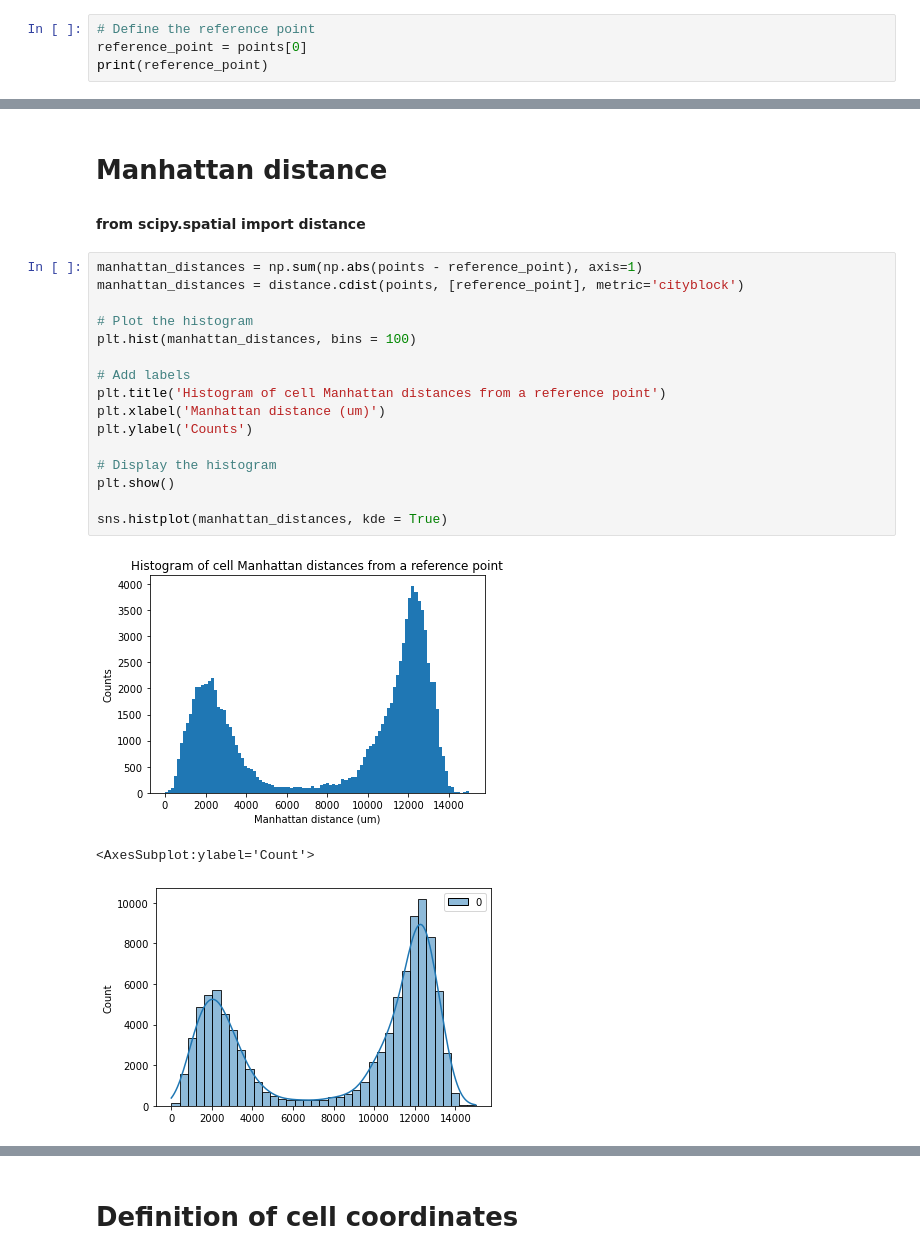
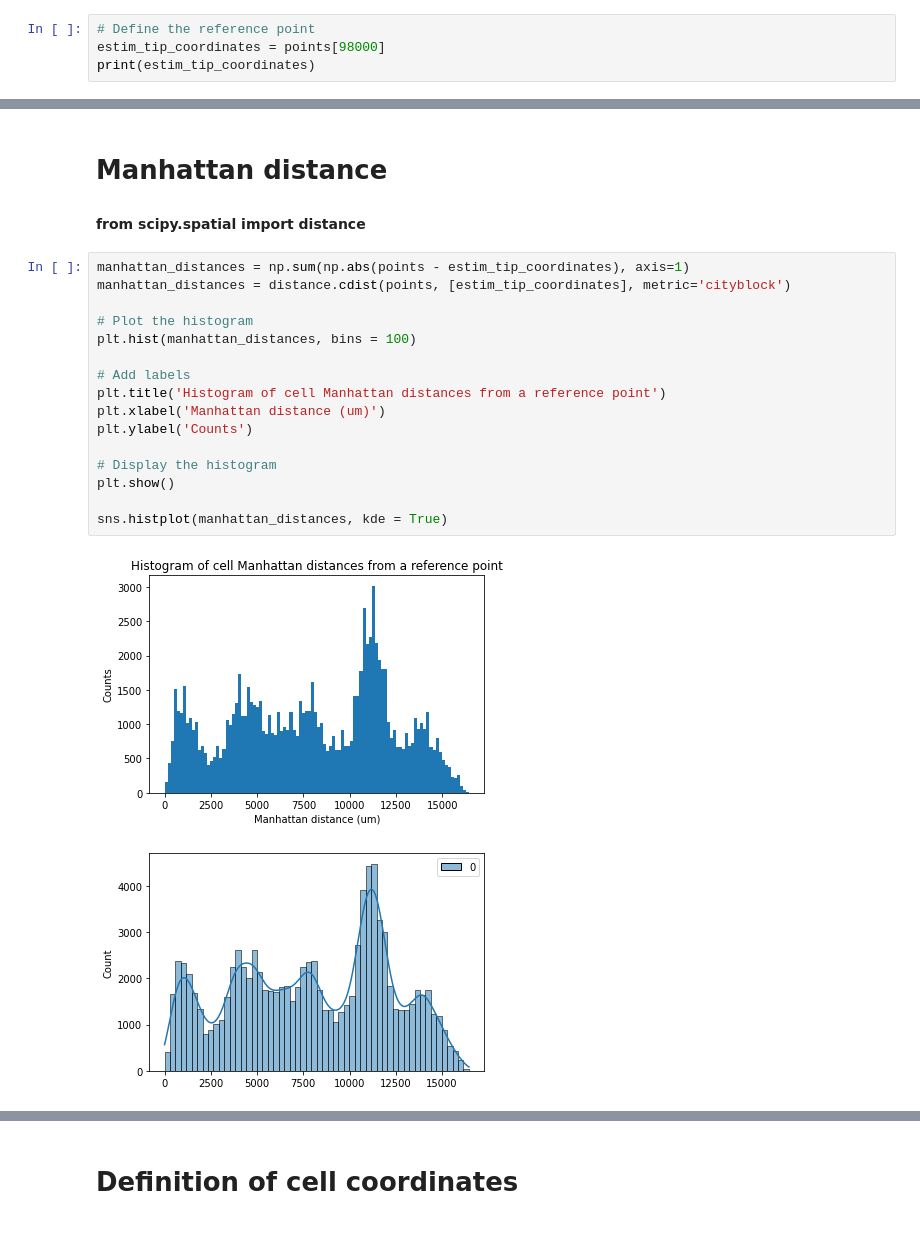
Before and after one commit to granthughes1999/cellfinder_brainrender, a Jupyter notebook: vector_calculations.ipynb, the cells around one changed output, grey strips where cells are left out. Cells and saved outputs as stored; diff of their text form.

```diff
--- a/vector_calculations.ipynb
+++ b/vector_calculations.ipynb
@@ -22,6 +20,6 @@ points = np.load(cells_path)
 # Define a reference cell
 # %%
 # Define the reference point
-reference_point = points[0]
-print(reference_point)
+estim_tip_coordinates = points[98000]
+print(estim_tip_coordinates)
 # %% [output]
@@ -72,22 +51,21 @@ plt.show()
 # Manhattan distance
 #### from scipy.spatial import distance
 # %%
-manhattan_distances = np.sum(np.abs(points - reference_point), axis=1)
-manhattan_distances = distance.cdist(points, [reference_point], metric='cityblock')
+manhattan_distances = np.sum(np.abs(points - estim_tip_coordinates), axis=1)
+manhattan_distances = distance.cdist(points, [estim_tip_coordinates], metric='cityblock')
 
 # Plot the histogram
 plt.hist(manhattan_distances, bins = 100)
 
 # Add labels
 plt.title('Histogram of cell Manhattan distances from a reference point')
 plt.xlabel('Manhattan distance (um)')
 plt.ylabel('Counts')
 
 # Display the histogram
 plt.show()
 
 sns.histplot(manhattan_distances, kde = True)
 # %% [output]
-[figure, old version]
+[figure, new version]
-<AxesSubplot:ylabel='Count'>
-[figure, old version]
+[figure, new version]
```
Also changed, not shown: parts of 14 cells of this notebook, 5 other files.
